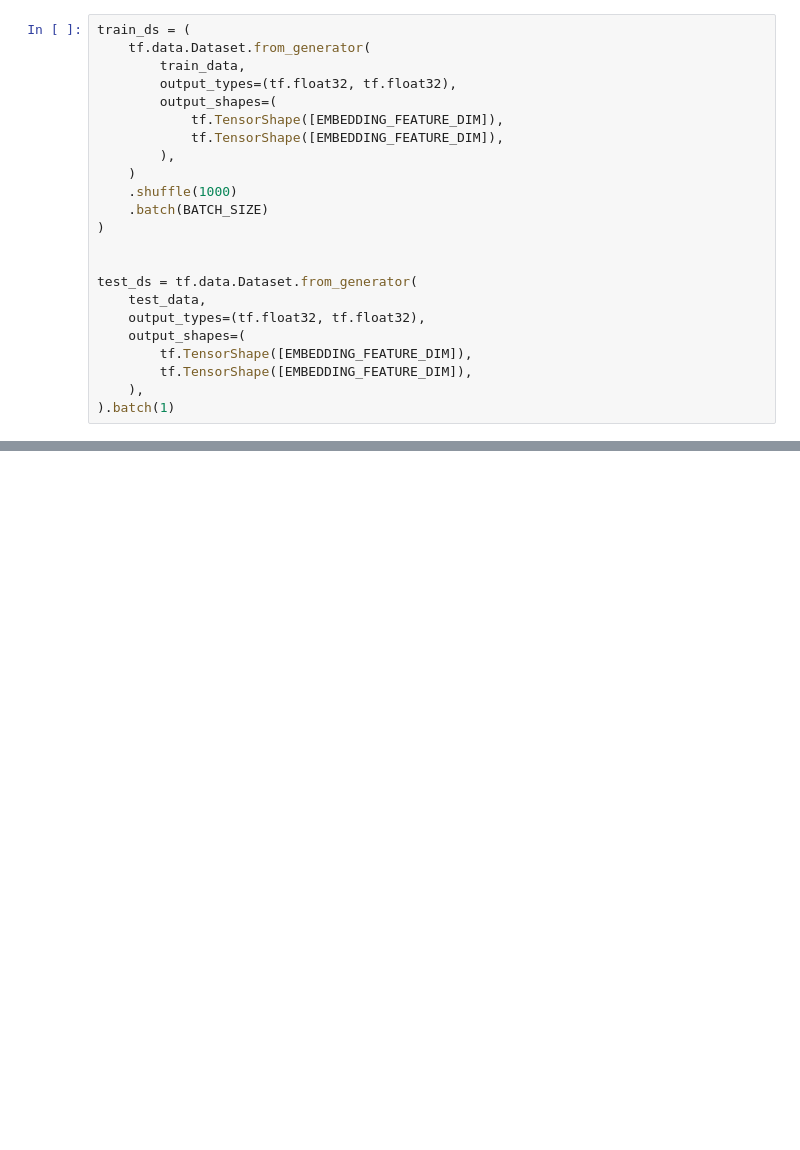
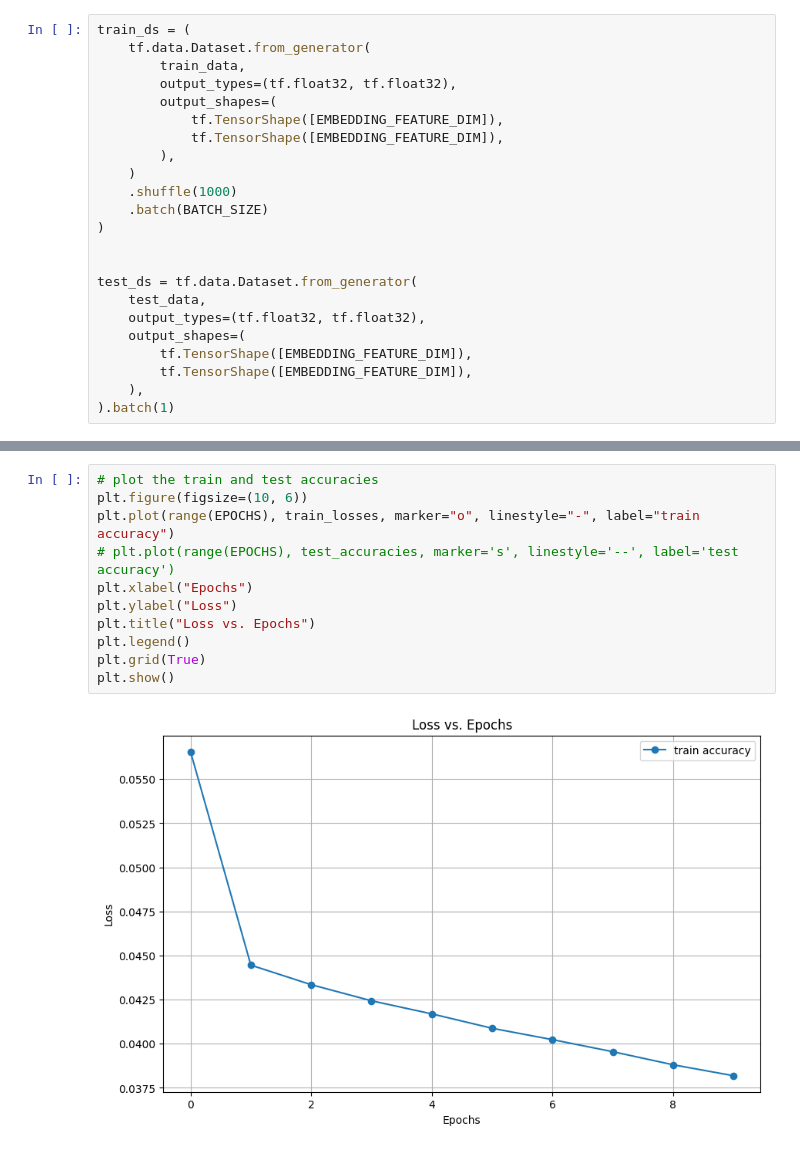
Before and after one commit to arshad171/iot-rads, a Jupyter notebook: test_anomaly_detection.ipynb, the cells around one changed output, grey strips where cells are left out. Saved outputs shown, nothing was run; the diff lists cells and outputs as text; blank space fills up the shorter version.

```diff
--- a/test_anomaly_detection.ipynb
+++ b/test_anomaly_detection.ipynb
@@ -147,2 +278,15 @@ Epoch 5/10
+# %%
+# plot the train and test accuracies
+plt.figure(figsize=(10, 6))
+plt.plot(range(EPOCHS), train_losses, marker="o", linestyle="-", label="train accuracy")
+# plt.plot(range(EPOCHS), test_accuracies, marker='s', linestyle='--', label='test accuracy')
+plt.xlabel("Epochs")
+plt.ylabel("Loss")
+plt.title("Loss vs. Epochs")
+plt.legend()
+plt.grid(True)
+plt.show()
+# %% [output]
+[figure, added]
 # %%
 for ix, (x, y) in enumerate(test_ds):
```
Also changed, not shown: parts of 12 cells of this notebook, 3 other files.
